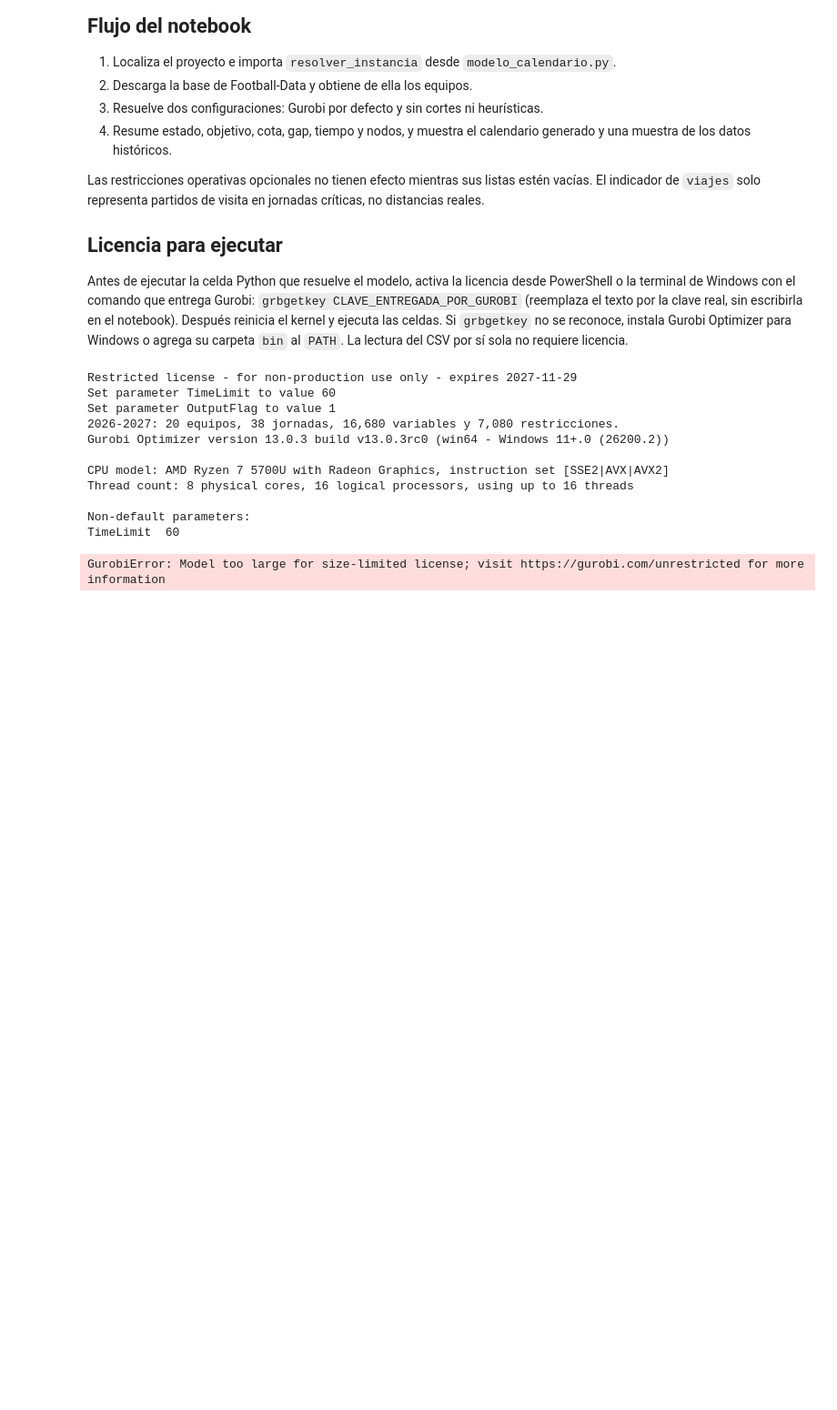
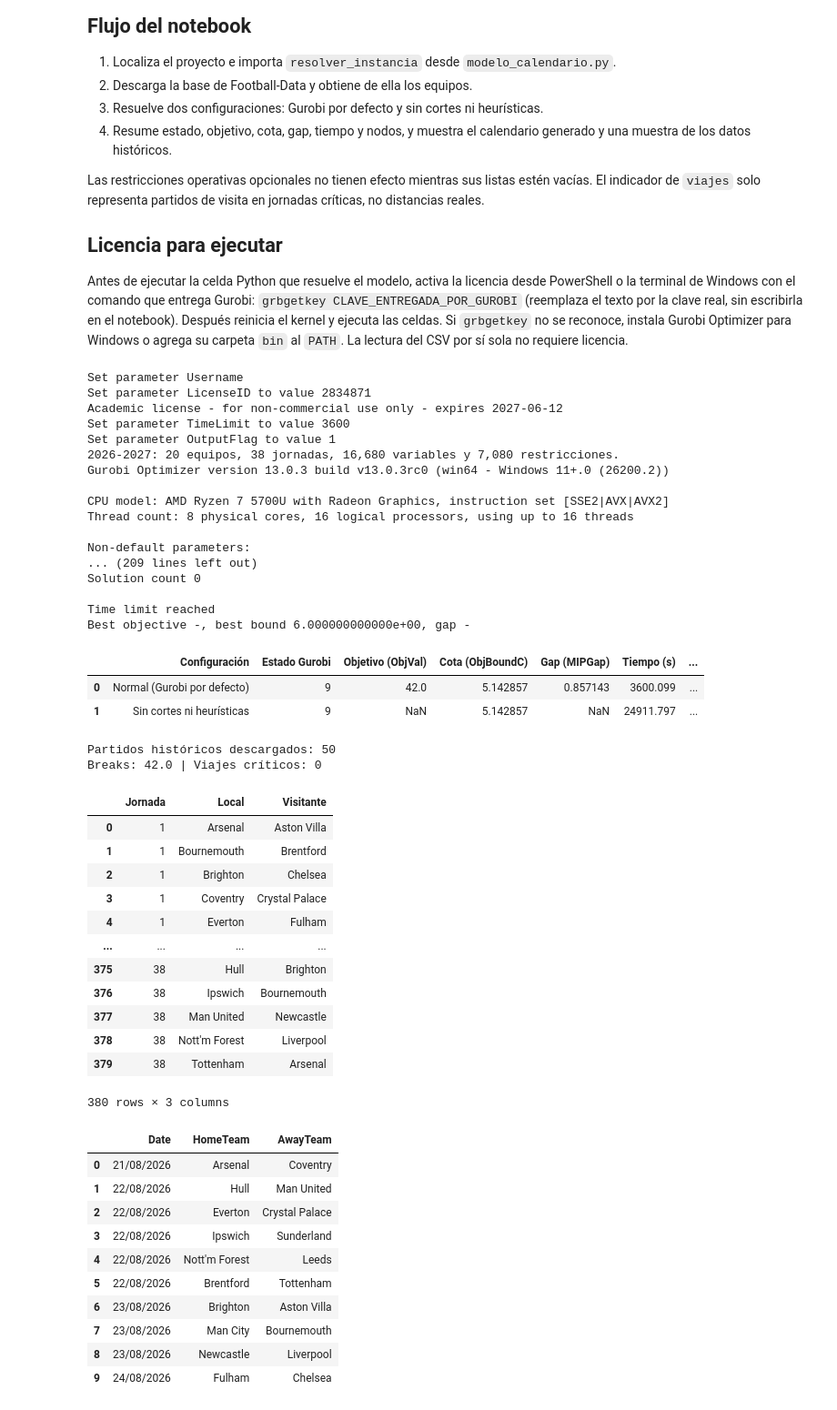
Before and after one commit to cpalavicino/Premier-League, a Jupyter notebook: INSTANCIAS_PRUEBA/base_2026-2027.ipynb, the cells around one changed output. Shown at 91% size. Cells and saved outputs as stored; diff of their text form; code cells hidden in the pictures; blank space fills up the shorter version.

```diff
--- a/INSTANCIAS_PRUEBA/base_2026-2027.ipynb
+++ b/INSTANCIAS_PRUEBA/base_2026-2027.ipynb
@@ -25,6 +25,7 @@ from pathlib import Path
 import sys
 
 import pandas as pd
+import time
 from IPython.display import display
 
 _directorios = (Path.cwd().resolve(), *Path.cwd().resolve().parents)
@@ -38,7 +39,7 @@ sys.path.insert(0, str(RUTA_PROYECTO))
 from modelo_calendario import resolver_instancia
 
 TEMPORADA = "2026-2027"
-URL_CSV = "https://www.football-data.co.uk/mmz4281/2627/E0.csv"
+URL_CSV = str((Path.cwd().resolve().parent / "BASES" / "2026-2027.csv"))
 PARAMETROS_MODELO = {
     "clasicos": [],
     "estadios_compartidos": [],
@@ -47,7 +48,6 @@ PARAMETROS_MODELO = {
     "max_clasicos_por_jornada": 1,
     "peso_breaks": 1.0,
     "peso_viajes": 1.0,
-    "tiempo_limite": 3600,
     "numero_equipos_esperado": 20,
 }
 
@@ -55,47 +55,107 @@ configuraciones = {
     "Normal (Gurobi por defecto)": False,
     "Sin cortes ni heurísticas": True,
 }
-resultados = {
-    nombre: resolver_instancia(
+
+TIEMPO_TOTAL = 3600
+MARGEN_SEGUNDOS = 30
+inicio = time.monotonic()
+resultados = {}
+
+for indice, (nombre, desactivar_cortes_heuristicas) in enumerate(configuraciones.items()):
+    pendientes = len(configuraciones) - indice
+    disponible = TIEMPO_TOTAL - (time.monotonic() - inicio) - MARGEN_SEGUNDOS
+
+    if disponible < 1:
+        print(f"Se omite {nombre}: se agotó el presupuesto de tiempo.")
+        break
+
+    tiempo_limite = max(1, int(disponible / pendientes))
+    print(f"{nombre}: límite de Gurobi de {tiempo_limite} segundos.")
+
+    resultados[nombre] = resolver_instancia(
         TEMPORADA,
         URL_CSV,
         desactivar_cortes_heuristicas=desactivar_cortes_heuristicas,
+        tiempo_limite=tiempo_limite,
         **PARAMETROS_MODELO,
     )
-    for nombre, desactivar_cortes_heuristicas in configuraciones.items()
-}
 
 reporte = pd.DataFrame(
     [
         {
             "Configuración": nombre,
             "Estado Gurobi": resultado["estado"],
             "Objetivo (ObjVal)": resultado["objetivo"],
             "Cota (ObjBoundC)": resultado["cota"],
             "Gap (MIPGap)": resultado["gap"],
             "Tiempo (s)": resultado["tiempo"],
             "Nodos (NodeCount)": resultado["nodos"],
         }
         for nombre, resultado in resultados.items()
     ]
 )
+reporte["Objetivo (ObjVal)"] = reporte["Objetivo (ObjVal)"].fillna("No factible")
+reporte["Gap (MIPGap)"] = reporte["Gap (MIPGap)"].fillna("No factible")
+estado_map = {
+    1: "OPTIMAL",
+    2: "INFEASIBLE",
+    3: "INF_OR_UNBD",
+    4: "CUTOFF",
+    5: "LOADED",
+    6: "UNKNOWN",
+}
+reporte["Estado Gurobi"] = reporte["Estado Gurobi"].map(lambda v: estado_map.get(v, v))
 display(reporte)
 
 resultado_normal = resultados["Normal (Gurobi por defecto)"]
 print(f"Partidos históricos descargados: {len(resultado_normal['partidos_historicos'])}")
 print(f"Breaks: {resultado_normal['breaks']} | Viajes críticos: {resultado_normal['viajes_criticos']}")
 display(resultado_normal["calendario"])
 display(resultado_normal["partidos_historicos"][["Date", "HomeTeam", "AwayTeam"]].head(10))
 # %% [output]
-Restricted license - for non-production use only - expires 2027-11-29
-Set parameter TimeLimit to value 60
+Set parameter Username
+Set parameter LicenseID to value 2834871
+Academic license - for non-commercial use only - expires 2027-06-12
+Set parameter TimeLimit to value 3600
 Set parameter OutputFlag to value 1
 2026-2027: 20 equipos, 38 jornadas, 16,680 variables y 7,080 restricciones.
 Gurobi Optimizer version 13.0.3 build v13.0.3rc0 (win64 - Windows 11+.0 (26200.2))
 
 CPU model: AMD Ryzen 7 5700U with Radeon Graphics, instruction set [SSE2|AVX|AVX2]
 Thread count: 8 physical cores, 16 logical processors, using up to 16 threads
 
 Non-default parameters:
-TimeLimit  60
+... (209 lines left out)
+Solution count 0
+
+Time limit reached
+Best objective -, best bound 6.000000000000e+00, gap -
+|  | Configuración | Estado Gurobi | Objetivo (ObjVal) | Cota (ObjBoundC) | Gap (MIPGap) | Tiempo (s) | ... |
+| 0 | Normal (Gurobi por defecto) | 9 | 42.0 | 5.142857 | 0.857143 | 3600.099 | ... |
+| 1 | Sin cortes ni heurísticas | 9 | NaN | 5.142857 | NaN | 24911.797 | ... |
-GurobiError: Model too large for size-limited license; visit https://gurobi.com/unrestricted for more information
+Partidos históricos descargados: 50
+Breaks: 42.0 | Viajes críticos: 0
+|  | Jornada | Local | Visitante |
+| 0 | 1 | Arsenal | Aston Villa |
+| 1 | 1 | Bournemouth | Brentford |
+| 2 | 1 | Brighton | Chelsea |
+| 3 | 1 | Coventry | Crystal Palace |
+| 4 | 1 | Everton | Fulham |
+| ... | ... | ... | ... |
+| 375 | 38 | Hull | Brighton |
+| 376 | 38 | Ipswich | Bournemouth |
+| 377 | 38 | Man United | Newcastle |
+| 378 | 38 | Nott'm Forest | Liverpool |
+| 379 | 38 | Tottenham | Arsenal |
+380 rows × 3 columns
+|  | Date | HomeTeam | AwayTeam |
+| 0 | 21/08/2026 | Arsenal | Coventry |
+| 1 | 22/08/2026 | Hull | Man United |
+| 2 | 22/08/2026 | Everton | Crystal Palace |
+| 3 | 22/08/2026 | Ipswich | Sunderland |
+| 4 | 22/08/2026 | Nott'm Forest | Leeds |
+| 5 | 22/08/2026 | Brentford | Tottenham |
+| 6 | 23/08/2026 | Brighton | Aston Villa |
+| 7 | 23/08/2026 | Man City | Bournemouth |
+| 8 | 23/08/2026 | Newcastle | Liverpool |
+| 9 | 24/08/2026 | Fulham | Chelsea |
```
Also changed, not shown: 7 other files.
